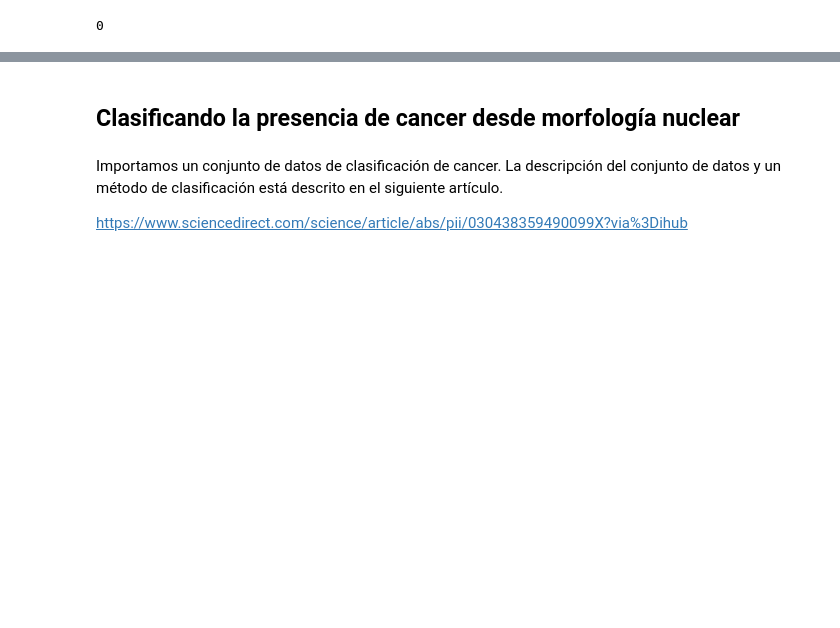
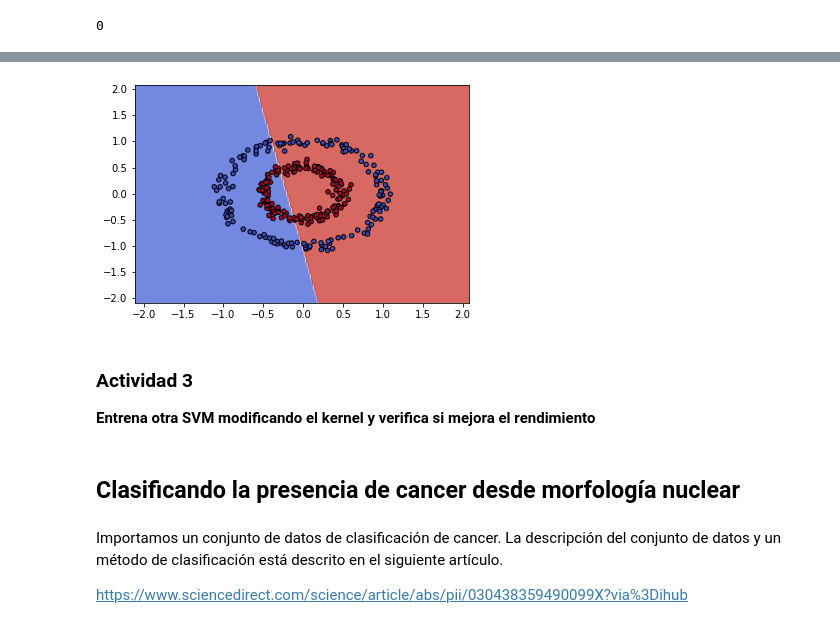
Before and after one commit to Barbie2401/mlb, a Jupyter notebook: 2-classification.ipynb, the cells around one changed output, grey strips where cells are left out. Drawn from its saved outputs; the diff is of its cells as text; code cells hidden in the pictures; blank space fills up the shorter version.

```diff
--- a/2-classification.ipynb
+++ b/2-classification.ipynb
@@ -253,0 +251,2 @@ for depth in range(15):
+# %%
+circles = pd.read_csv("data/circles.csv")
@@ -253,0 +262,10 @@ for depth in range(15):
+# %%
+circles_features = circles.iloc[:,:-1]
+circles_label = circles.y
+# %%
+circles_features_train, circles_features_test, circles_label_train, circles_label_test = sklearn.model_selection.train_test_split(
+    circles_features,
+    circles_label,
+    test_size=0.33,
+    random_state=11
+)
@@ -253,0 +289,12 @@ for depth in range(15):
+# %%
+fig, ax = plt.subplots()
+X0, X1 = circles_features_test.x1, circles_features_test.x2
+xx, yy = make_meshgrid(X0, X1)
+plot_contours(ax, svm1, xx, yy, cmap=plt.cm.coolwarm, alpha=0.8)
+ax.scatter(X0, X1, c=circles_label_test, cmap=plt.cm.coolwarm, s=20, edgecolors='k')
+plt.show()
+# %% [output]
+[figure, added]
+# %% [markdown]
+### Actividad 3
+**Entrena otra SVM modificando el kernel y verifica si mejora el rendimiento**
```
Also changed, not shown: parts of 25 cells of this notebook, 1 other file.
